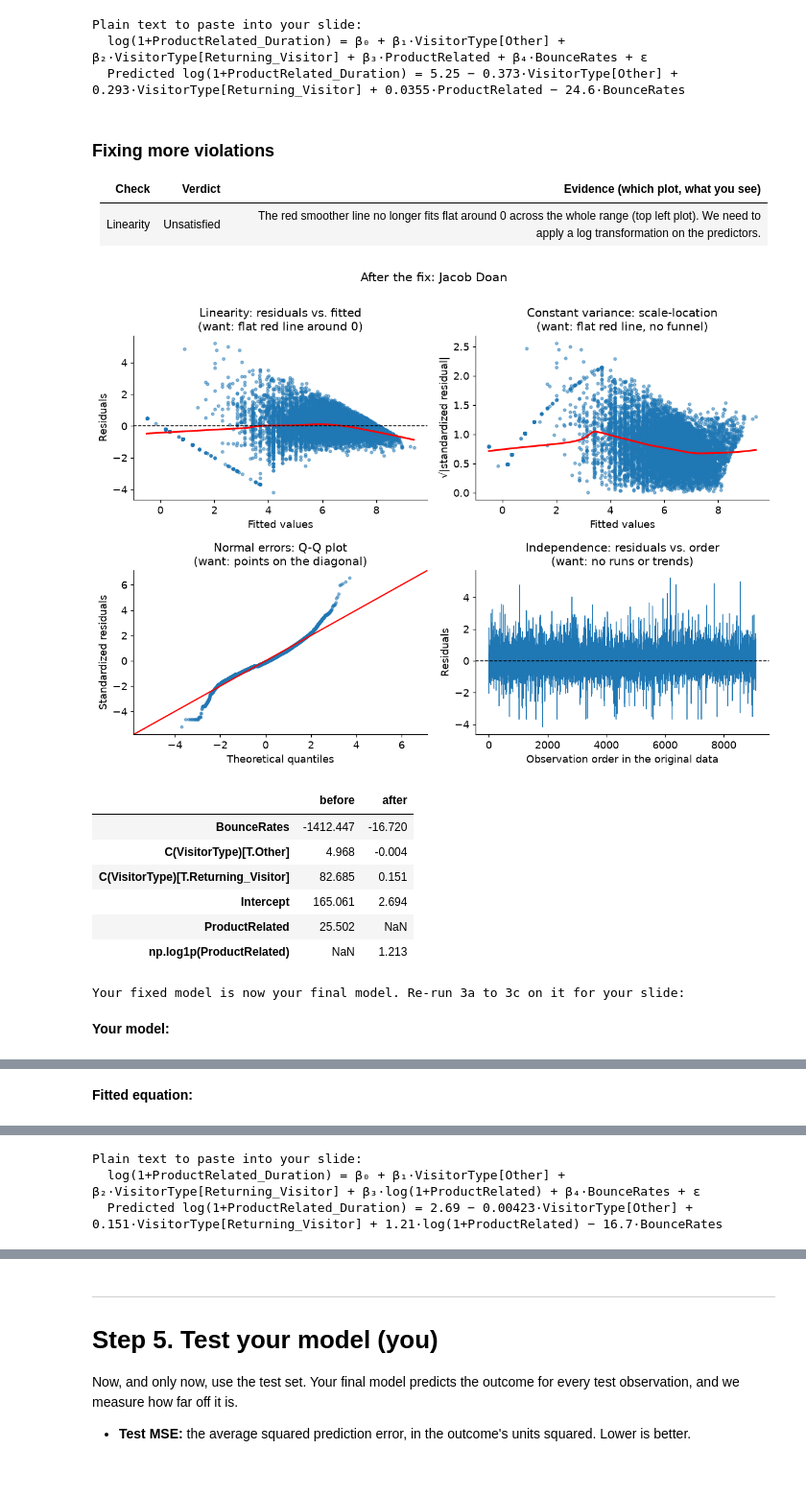
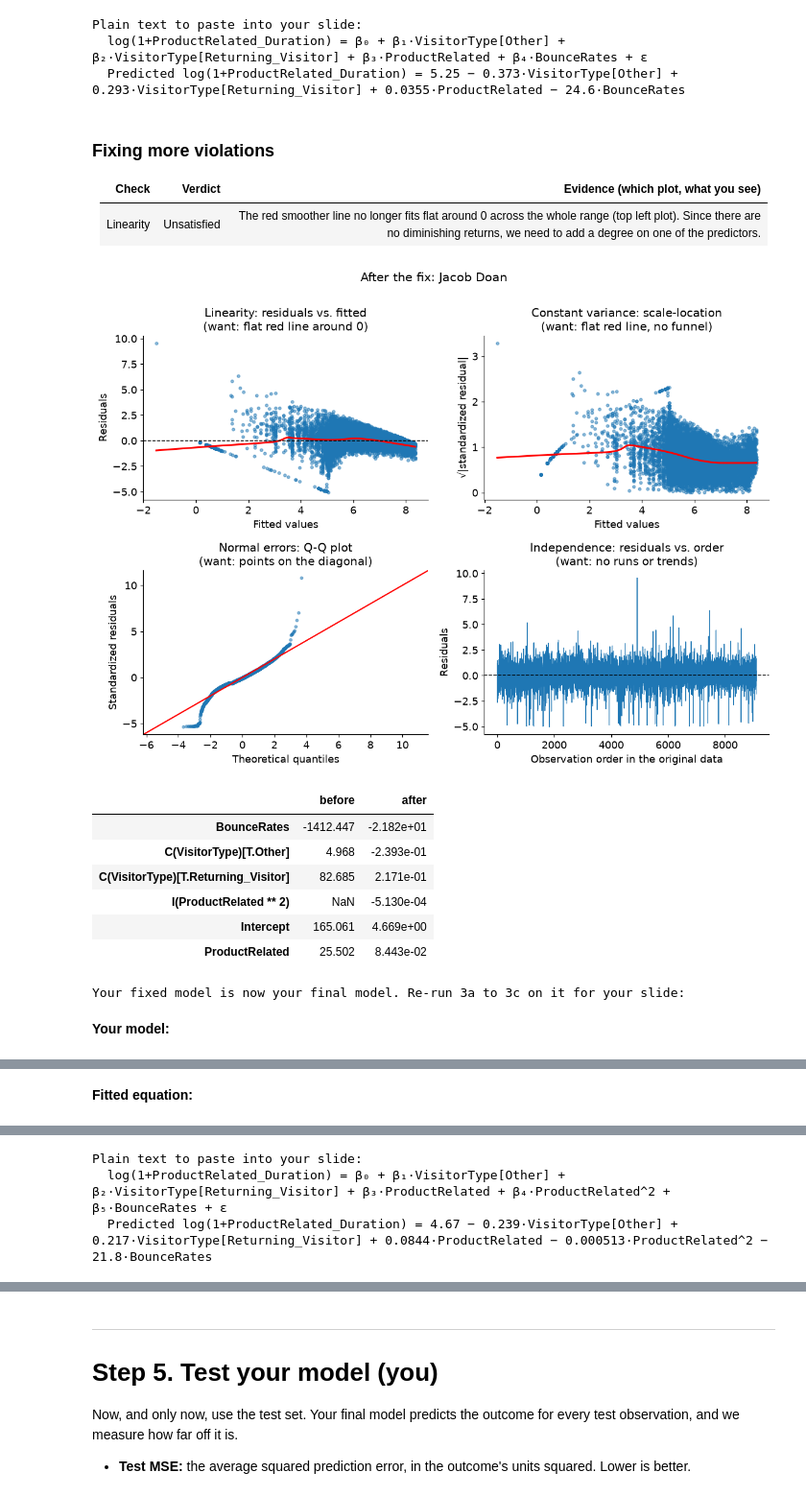
Before and after one commit to j2doan/online-purchase-behavior, a Jupyter notebook: notebooks/CP1_Jacob_Doan.ipynb, the cells around one changed output, grey strips where cells are left out. Shown at 96% size. Drawn from its saved outputs; the diff is of its cells as text; code cells hidden in the pictures.

```diff
--- a/notebooks/CP1_Jacob_Doan.ipynb
+++ b/notebooks/CP1_Jacob_Doan.ipynb
@@ -745,32 +745,32 @@ Plain text to paste into your slide:
 
 | Check | Verdict | Evidence (which plot, what you see) |
 | --- | --- | --- |
-| Linearity | Unsatisfied | The red smoother line no longer fits flat around 0 across the whole range (top left plot). We need to apply a log transformation on the predictors. |
+| Linearity | Unsatisfied | The red smoother line no longer fits flat around 0 across the whole range (top left plot). Since there are no diminishing returns, we need to add a degree on one of the predictors. |
 # %%
 # ✏️ EDIT: your fixed model, or leave as None
-FIX_RHS = "np.log1p(ProductRelated) + BounceRates + C(VisitorType)" # e.g. RHS + " + I(Price**2)"
+FIX_RHS = "ProductRelated + I(ProductRelated**2) + BounceRates + C(VisitorType)" # e.g. RHS + " + I(Price**2)"
 FIX_TRANSFORM = 'log1p'       # e.g. "log"
 
 final_model, final_transform = model, OUTCOME_TRANSFORM
 if FIX_RHS is None:
     print("No fix: your model from Step 3 is your final model.")
 else:
     fixed = smf.ols(build_formula(FIX_RHS, FIX_TRANSFORM), data=train).fit()
     assumption_plots(fixed, title=f"After the fix: {MY_NAME}")
     display(pd.DataFrame({"before": model.params, "after": fixed.params}))
     KEEP_FIX = True   # set to False if the fix didn't help
     if KEEP_FIX:
         final_model, final_transform = fixed, FIX_TRANSFORM
         print("Your fixed model is now your final model. Re-run 3a to 3c on it for your slide:")
         show_equations(final_model, final_transform)
 # %% [output]
-[figure, old version]
+[figure, new version]
 |  | before | after |
-| BounceRates | -1412.447 | -16.720 |
-| C(VisitorType)[T.Other] | 4.968 | -0.004 |
-| C(VisitorType)[T.Returning_Visitor] | 82.685 | 0.151 |
-| Intercept | 165.061 | 2.694 |
-| ProductRelated | 25.502 | NaN |
-| np.log1p(ProductRelated) | NaN | 1.213 |
+| BounceRates | -1412.447 | -2.182e+01 |
+| C(VisitorType)[T.Other] | 4.968 | -2.393e-01 |
+| C(VisitorType)[T.Returning_Visitor] | 82.685 | 2.171e-01 |
+| I(ProductRelated ** 2) | NaN | -5.130e-04 |
+| Intercept | 165.061 | 4.669e+00 |
+| ProductRelated | 25.502 | 8.443e-02 |
 Your fixed model is now your final model. Re-run 3a to 3c on it for your slide:
 **Your model:**
@@ -780,3 +780,3 @@ $\displaystyle \widehat{\log(1+\text{ProductRelated_Duration})} = 2.69 - 0.00423
 Plain text to paste into your slide:
-  log(1+ProductRelated_Duration) = β₀ + β₁·VisitorType[Other] + β₂·VisitorType[Returning_Visitor] + β₃·log(1+ProductRelated) + β₄·BounceRates + ε
-  Predicted log(1+ProductRelated_Duration) = 2.69 − 0.00423·VisitorType[Other] + 0.151·VisitorType[Returning_Visitor] + 1.21·log(1+ProductRelated) − 16.7·BounceRates
+  log(1+ProductRelated_Duration) = β₀ + β₁·VisitorType[Other] + β₂·VisitorType[Returning_Visitor] + β₃·ProductRelated + β₄·ProductRelated^2 + β₅·BounceRates + ε
+  Predicted log(1+ProductRelated_Duration) = 4.67 − 0.239·VisitorType[Other] + 0.217·VisitorType[Returning_Visitor] + 0.0844·ProductRelated − 0.000513·ProductRelated^2 − 21.8·BounceRates
```
Also changed, not shown: parts of 8 cells of this notebook.
